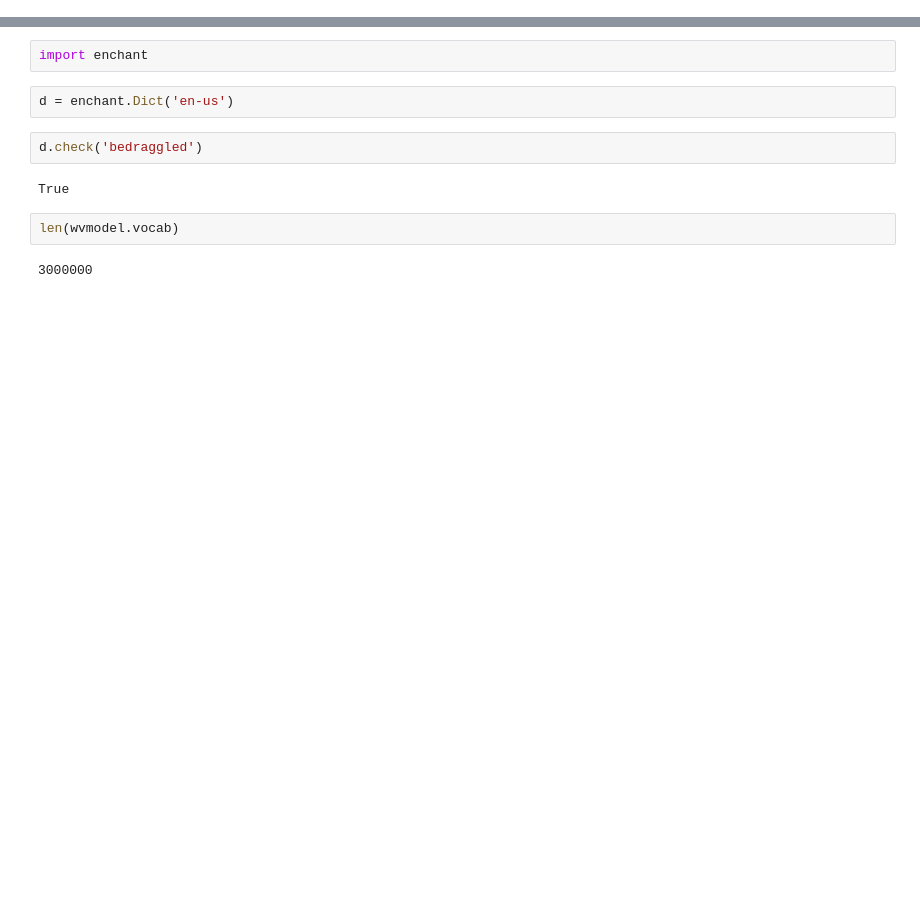
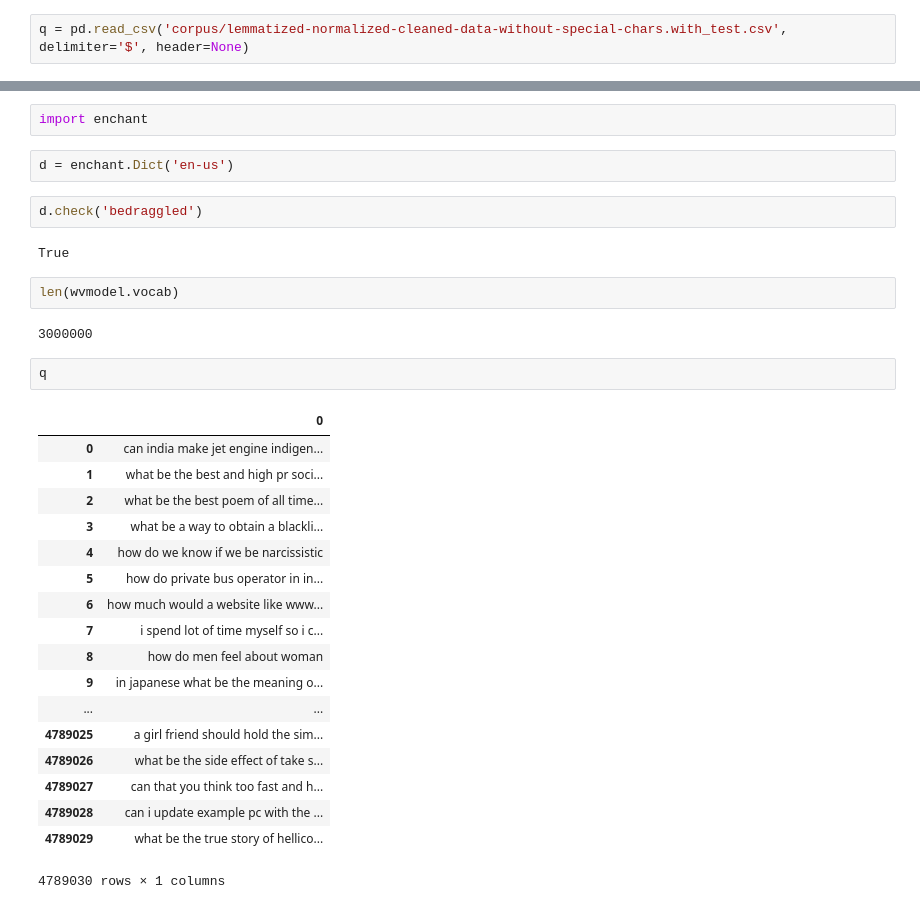
Before and after one commit to avsolatorio/kaggle-quora-question-pairs, a Jupyter notebook: src/Data Feature Extraction.ipynb, the cells around one changed output, grey strips where cells are left out. Saved outputs shown, nothing was run; the diff lists cells and outputs as text; blank space fills up the shorter version.

```diff
--- a/src/Data Feature Extraction.ipynb
+++ b/src/Data Feature Extraction.ipynb
@@ -423,3 +515,5 @@ Processed partition: 957
 Processed partition: 958
 CPU times: user 56min 32s, sys: 13.9 s, total: 56min 46s
 Wall time: 56min 43s
+# %%
+q = pd.read_csv('corpus/lemmatized-normalized-cleaned-data-without-special-chars.with_test.csv', delimiter='$', header=None)
@@ -445,3 +551,24 @@ True
 len(wvmodel.vocab)
 # %% [output]
 3000000
+# %%
+q
+# %% [output]
+|  | 0 |
+| 0 | can india make jet engine indigen... |
+| 1 | what be the best and high pr soci... |
+| 2 | what be the best poem of all time... |
+| 3 | what be a way to obtain a blackli... |
+| 4 | how do we know if we be narcissistic |
+| 5 | how do private bus operator in in... |
+| 6 | how much would a website like www... |
+| 7 | i spend lot of time myself so i c... |
+| 8 | how do men feel about woman |
+| 9 | in japanese what be the meaning o... |
+| ... | ... |
+| 4789025 | a girl friend should hold the sim... |
+| 4789026 | what be the side effect of take s... |
+| 4789027 | can that you think too fast and h... |
+| 4789028 | can i update example pc with the ... |
+| 4789029 | what be the true story of hellico... |
+4789030 rows × 1 columns
```
Also changed, not shown: parts of 10 cells of this notebook, 1 other file.
